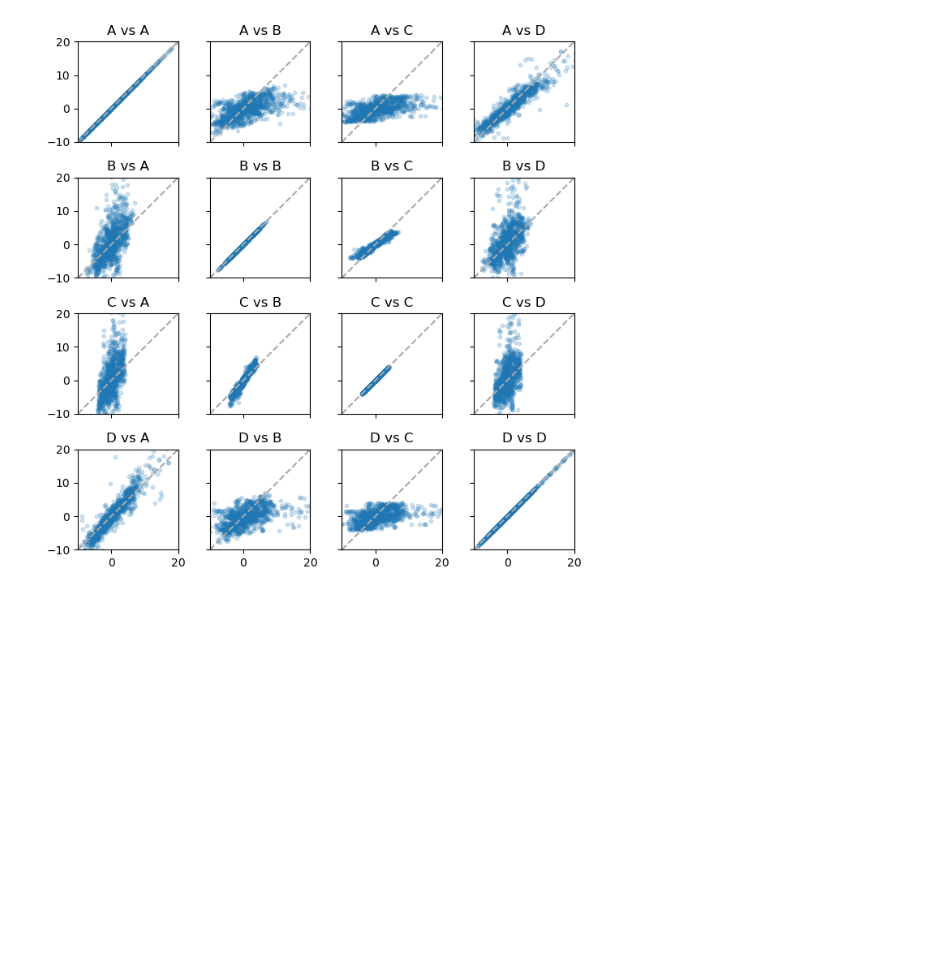
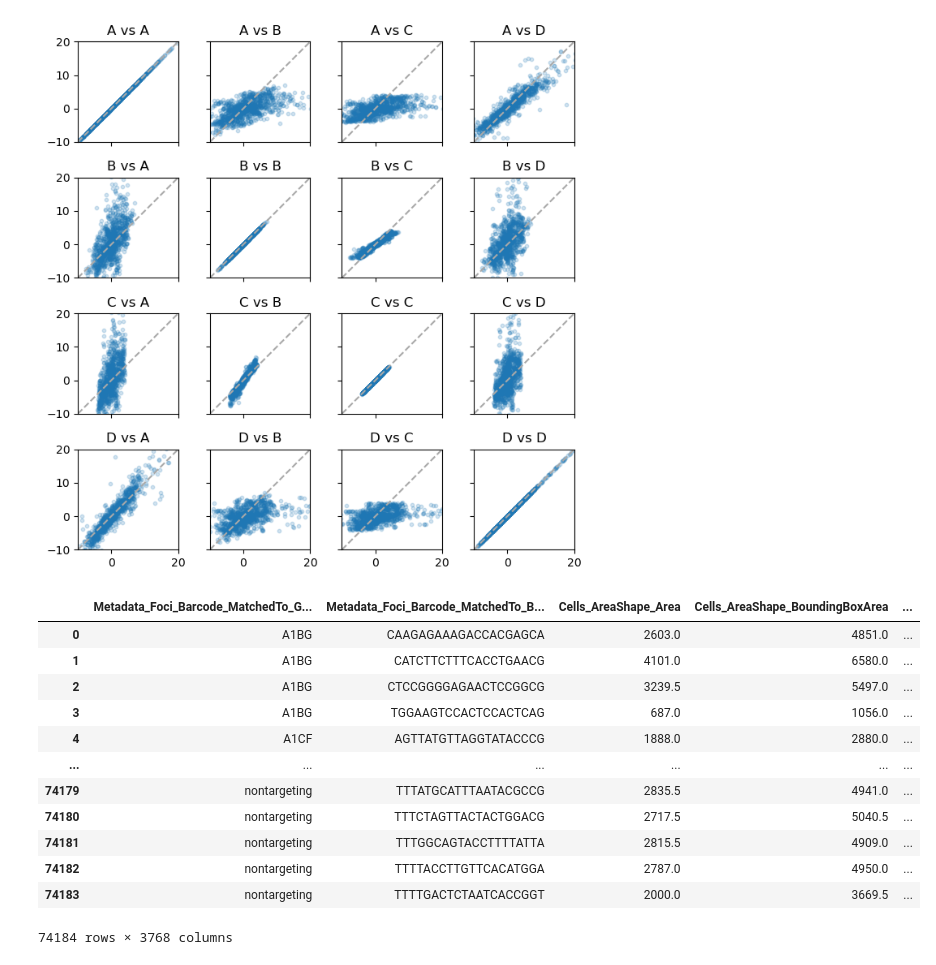
Before and after one commit to timtreis/PERISCOPE_sanity_check, a Jupyter notebook: notebooks/01_prepare_data.ipynb, the cells around one changed output. Saved outputs shown, nothing was run; the diff lists cells and outputs as text; code cells hidden in the pictures; blank space fills up the shorter version.

```diff
--- a/notebooks/01_prepare_data.ipynb
+++ b/notebooks/01_prepare_data.ipynb
@@ -529,3 +529,19 @@ fig.tight_layout()
 # %% [output]
 1107 features shared between all tendrils.
 [figure]
+# %%
+pd.read_csv("/lustre/groups/ml01/projects/2025_ttreis_periscope_sanity_check/A549_guides/20200805_A549_WG_Screen_guide_ALLBATCHES___CP186N___ALLWELLS.csv.gz")
+# %% [output]
+|  | Metadata_Foci_Barcode_MatchedTo_G... | Metadata_Foci_Barcode_MatchedTo_B... | Cells_AreaShape_Area | Cells_AreaShape_BoundingBoxArea | ... |
+| 0 | A1BG | CAAGAGAAAGACCACGAGCA | 2603.0 | 4851.0 | ... |
+| 1 | A1BG | CATCTTCTTTCACCTGAACG | 4101.0 | 6580.0 | ... |
+| 2 | A1BG | CTCCGGGGAGAACTCCGGCG | 3239.5 | 5497.0 | ... |
+| 3 | A1BG | TGGAAGTCCACTCCACTCAG | 687.0 | 1056.0 | ... |
+| 4 | A1CF | AGTTATGTTAGGTATACCCG | 1888.0 | 2880.0 | ... |
+| ... | ... | ... | ... | ... | ... |
+| 74179 | nontargeting | TTTATGCATTTAATACGCCG | 2835.5 | 4941.0 | ... |
+| 74180 | nontargeting | TTTCTAGTTACTACTGGACG | 2717.5 | 5040.5 | ... |
+| 74181 | nontargeting | TTTGGCAGTACCTTTTATTA | 2815.5 | 4909.0 | ... |
+| 74182 | nontargeting | TTTTACCTTGTTCACATGGA | 2787.0 | 4950.0 | ... |
+| 74183 | nontargeting | TTTTGACTCTAATCACCGGT | 2000.0 | 3669.5 | ... |
+74184 rows × 3768 columns
```
Also changed, not shown: 1 other file.
